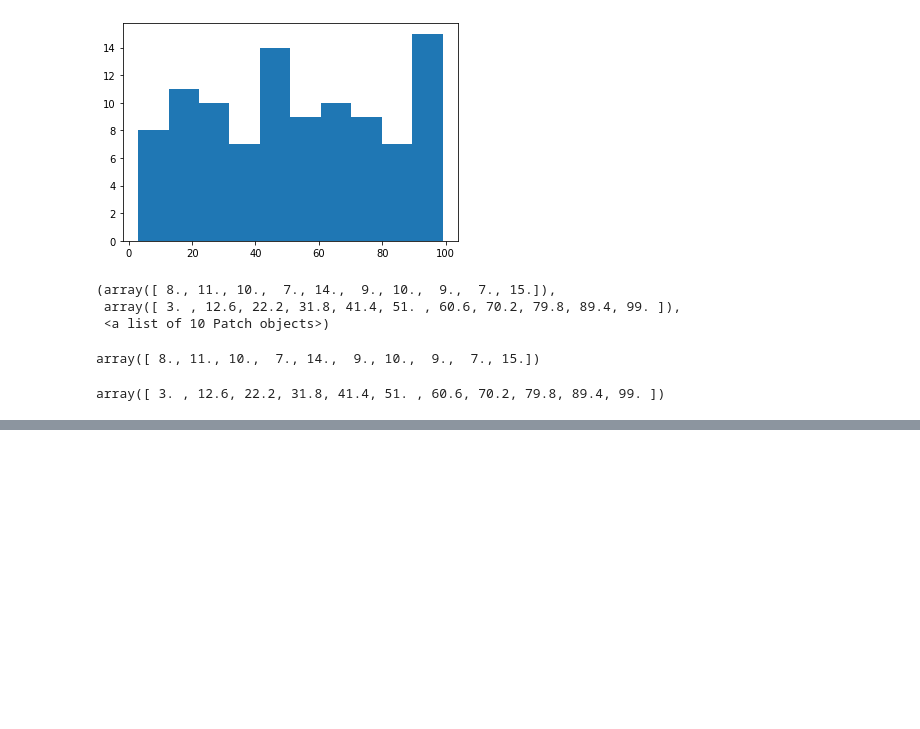
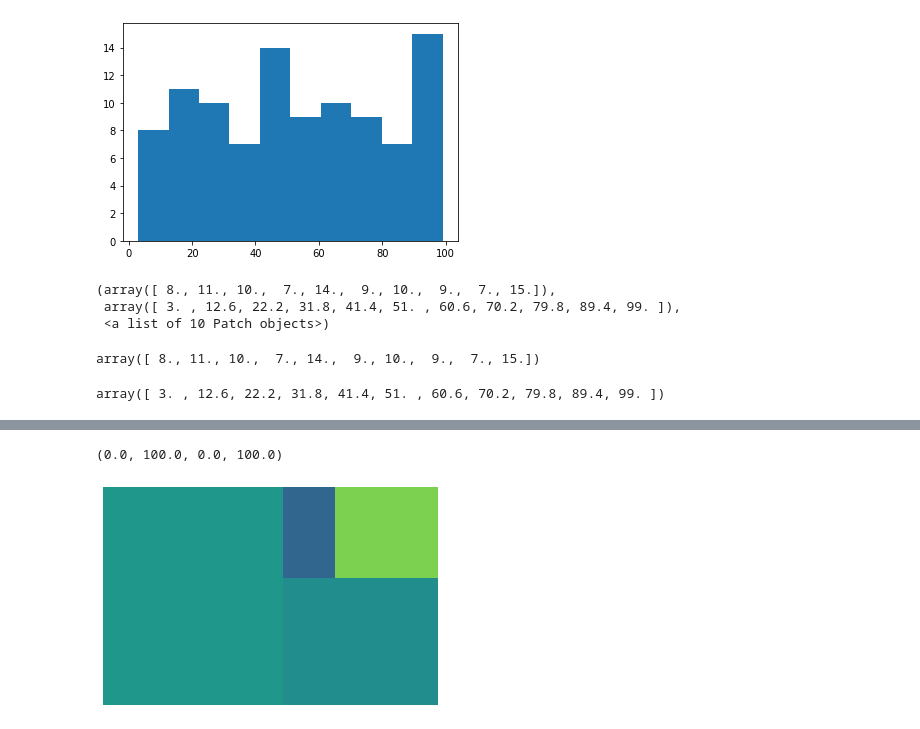
Before and after one commit to BooEiEi/data_viz_2022, a Jupyter notebook: DataViz04_Data_Comparison.ipynb, the cells around one changed output, grey strips where cells are left out. Saved outputs shown, nothing was run; the diff lists cells and outputs as text; code cells hidden in the pictures; blank space fills up the shorter version.

```diff
--- a/DataViz04_Data_Comparison.ipynb
+++ b/DataViz04_Data_Comparison.ipynb
@@ -339,0 +351,8 @@ array([ 3. , 12.6, 22.2, 31.8, 41.4, 51. , 60.6, 70.2, 79.8, 89.4, 99. ])
+# %%
+data = [500, 250, 60, 120]
+# %%
+squarify.plot(data)
+plt.axis('off')
+# %% [output]
+(0.0, 100.0, 0.0, 100.0)
+[figure, added]
```
Also changed, not shown: parts of 38 cells of this notebook.
